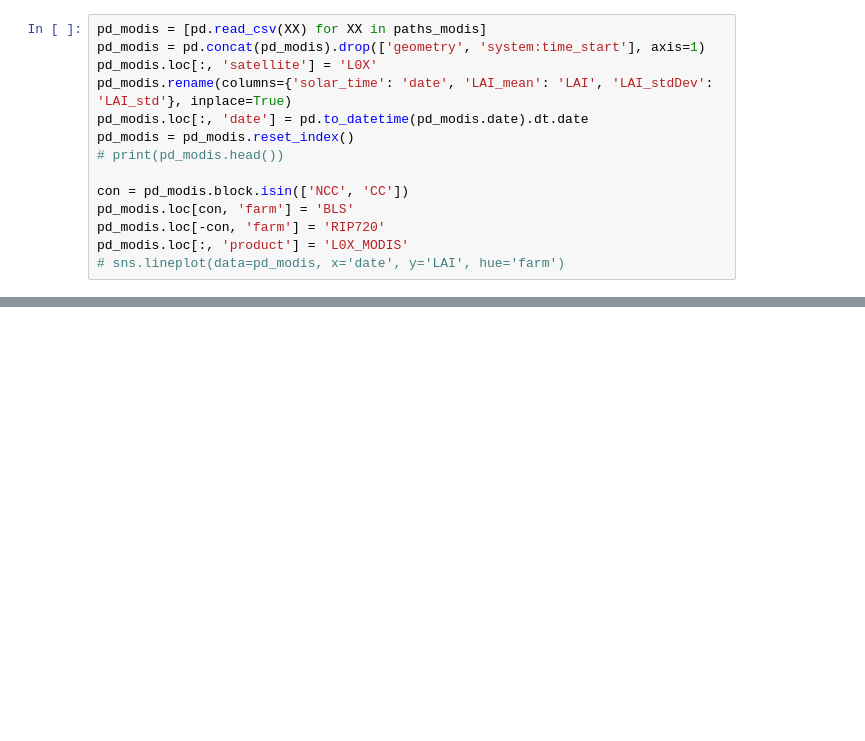
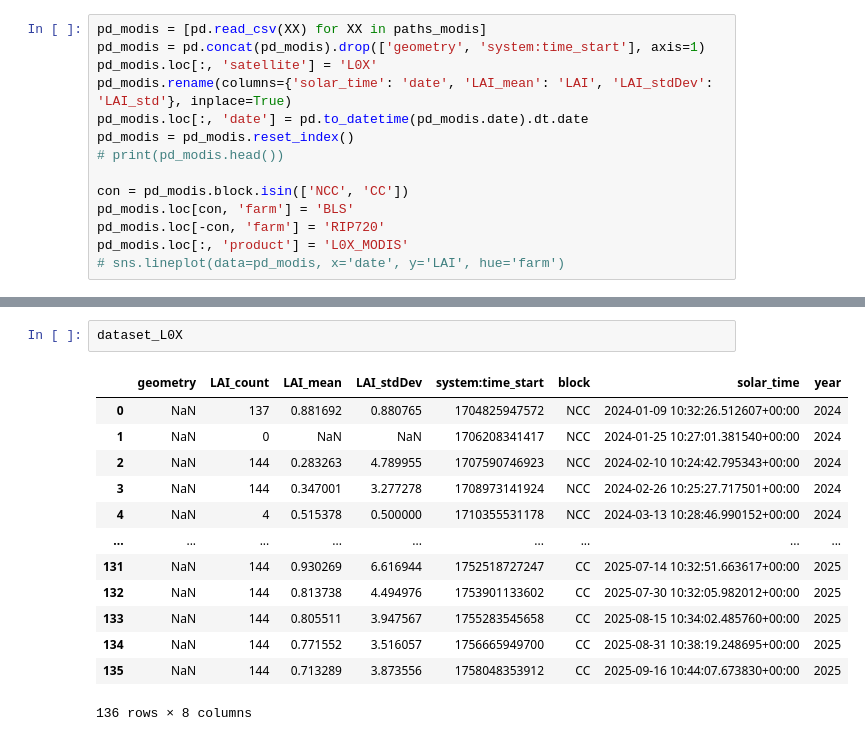
Before and after one commit to Manuel-Qui-Alb/BiophysicalTraitsSAT, a Jupyter notebook: visualization_LAI.ipynb, the cells around one changed output, grey strips where cells are left out. Drawn from its saved outputs; the diff is of its cells as text; blank space fills up the shorter version.

```diff
--- a/visualization_LAI.ipynb
+++ b/visualization_LAI.ipynb
@@ -93 +114,17 @@ See the caveats in the documentation: https://pandas.pydata.org/pandas-docs/stab
+# %%
+dataset_L0X
+# %% [output]
+|  | geometry | LAI_count | LAI_mean | LAI_stdDev | system:time_start | block | solar_time | year |
+| 0 | NaN | 137 | 0.881692 | 0.880765 | 1704825947572 | NCC | 2024-01-09 10:32:26.512607+00:00 | 2024 |
+| 1 | NaN | 0 | NaN | NaN | 1706208341417 | NCC | 2024-01-25 10:27:01.381540+00:00 | 2024 |
+| 2 | NaN | 144 | 0.283263 | 4.789955 | 1707590746923 | NCC | 2024-02-10 10:24:42.795343+00:00 | 2024 |
+| 3 | NaN | 144 | 0.347001 | 3.277278 | 1708973141924 | NCC | 2024-02-26 10:25:27.717501+00:00 | 2024 |
+| 4 | NaN | 4 | 0.515378 | 0.500000 | 1710355531178 | NCC | 2024-03-13 10:28:46.990152+00:00 | 2024 |
+| ... | ... | ... | ... | ... | ... | ... | ... | ... |
+| 131 | NaN | 144 | 0.930269 | 6.616944 | 1752518727247 | CC | 2025-07-14 10:32:51.663617+00:00 | 2025 |
+| 132 | NaN | 144 | 0.813738 | 4.494976 | 1753901133602 | CC | 2025-07-30 10:32:05.982012+00:00 | 2025 |
+| 133 | NaN | 144 | 0.805511 | 3.947567 | 1755283545658 | CC | 2025-08-15 10:34:02.485760+00:00 | 2025 |
+| 134 | NaN | 144 | 0.771552 | 3.516057 | 1756665949700 | CC | 2025-08-31 10:38:19.248695+00:00 | 2025 |
+| 135 | NaN | 144 | 0.713289 | 3.873556 | 1758048353912 | CC | 2025-09-16 10:44:07.673830+00:00 | 2025 |
+136 rows × 8 columns
 # %%
```
Also changed, not shown: parts of 7 cells of this notebook, 11 other files.
